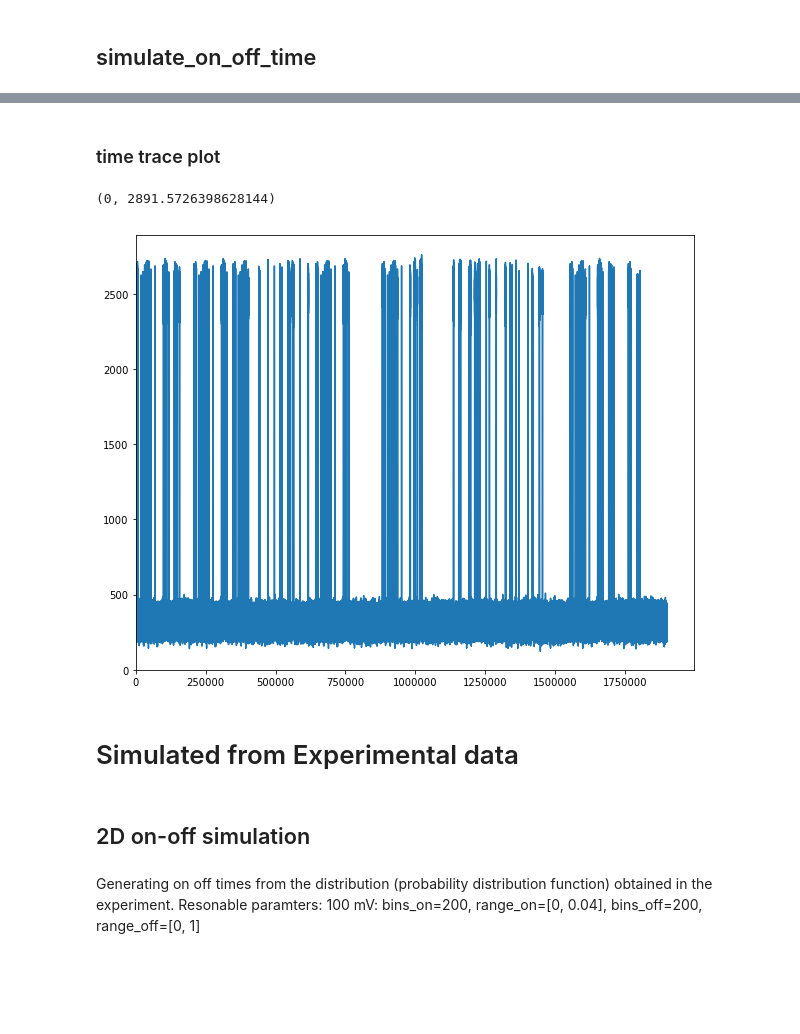
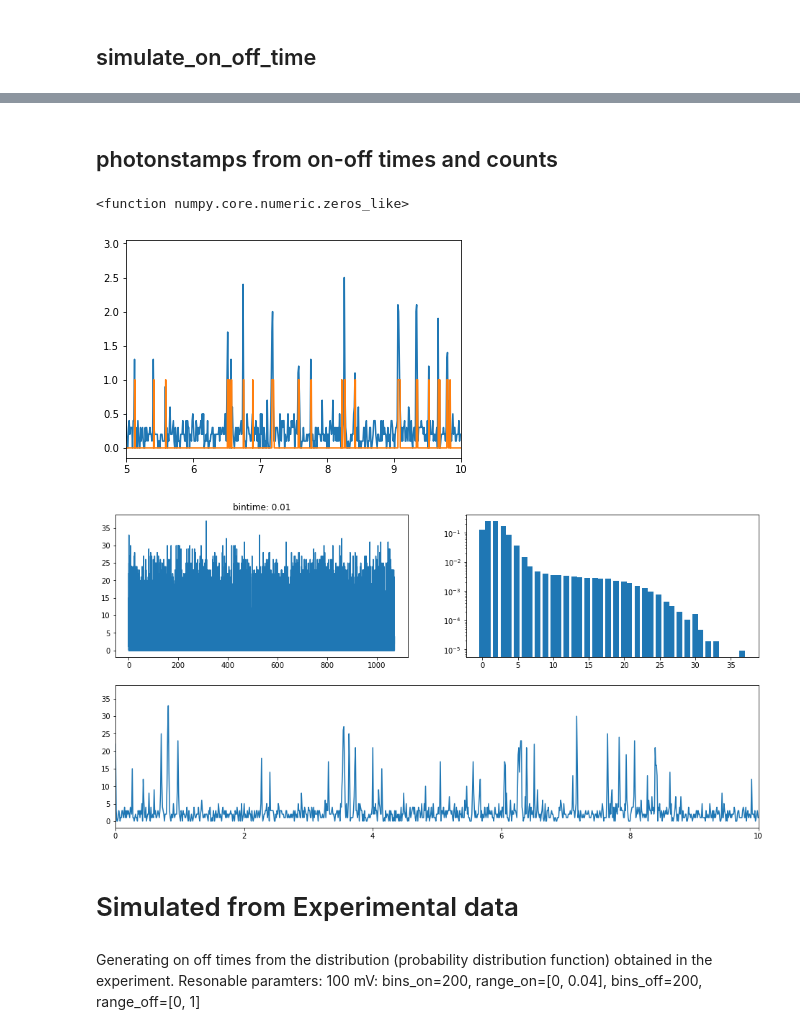
Before and after one commit to biswajitSM/Azurin_SM_repo, a Jupyter notebook: Analysis/Simulation.ipynb, the cells around one changed output, grey strips where cells are left out. Drawn from its saved outputs; the diff is of its cells as text; code cells hidden in the pictures; blank space fills up the shorter version.

Commit message:
photon stamps from on-off times created

```diff
--- a/Analysis/Simulation.ipynb
+++ b/Analysis/Simulation.ipynb
@@ -119,14 +32,25 @@ def trace_on_off_blink(ton=10, toff1=1, toff2=100, ton_blink=1, toff_blink=0.1,
-# %% [markdown]
-### time trace plot
-# %%
-time, intensity = trace_on_off_blink(ton=100, toff1=1, toff2=50, ton_blink=1, toff_blink=0.1, toff_blink2=10,
-                       multiplier=1000, numpoints=20,oncounts=2500, offcounts=200)
-figure(figsize=(10, 8))
-plot(time, intensity)
-xlim(0, None)
-ylim(0, None)
-# %% [output]
-(0, 2891.5726398628144)
-[figure, removed]
+# %% [markdown]
+## photonstamps from on-off times and counts
+# %%
+ontimes=ontimes_exp_1;
+offtimes = offtimes_exp_rise;
+timestamps, timestamps_marker = timestamps_from_onofftrace(ontimes, offtimes,
+                                                           i_on_mu=2000, i_off_mu=200);
+# %%
+bintime = 1e-2;
+bins = np.int((max(timestamps) - min(timestamps))/bintime)
+hist, trace = np.histogram(timestamps, bins=bins)
+# plt.plot(timestamps, np.ones_like(timestamps), '*',ms=5);
+plt.plot(trace[:-1], hist*1e-3/bintime)
+plt.plot(timestamps, timestamps_marker)
+plt.xlim(5, 10)
+np.zeros_like
+# %% [output]
+<function numpy.core.numeric.zeros_like>
+[figure, added]
+# %%
+intensity_fit(timestamps, bintime=10e-3)
+# %% [output]
+[figure, added]
 # %% [markdown]
 # Simulated from Experimental data
@@ -159,5 +57,3 @@ fold_201705 = [S105d15May17_60o5_635_A1_CuAzu655_longtime, S106d18May17_635_CuAz
-# %% [markdown]
-## 2D on-off simulation
 # %%
 def histogram_on_off_all_folder(folderlist= allfolders, input_potential=[100], pointnumbers=range(100),
                           bins_on=50, range_on=[0, 0.2], bins_off=50, range_off=[0, 0.5], plotting=False):
```
Also changed, not shown: parts of 18 cells of this notebook, 1 other file.
